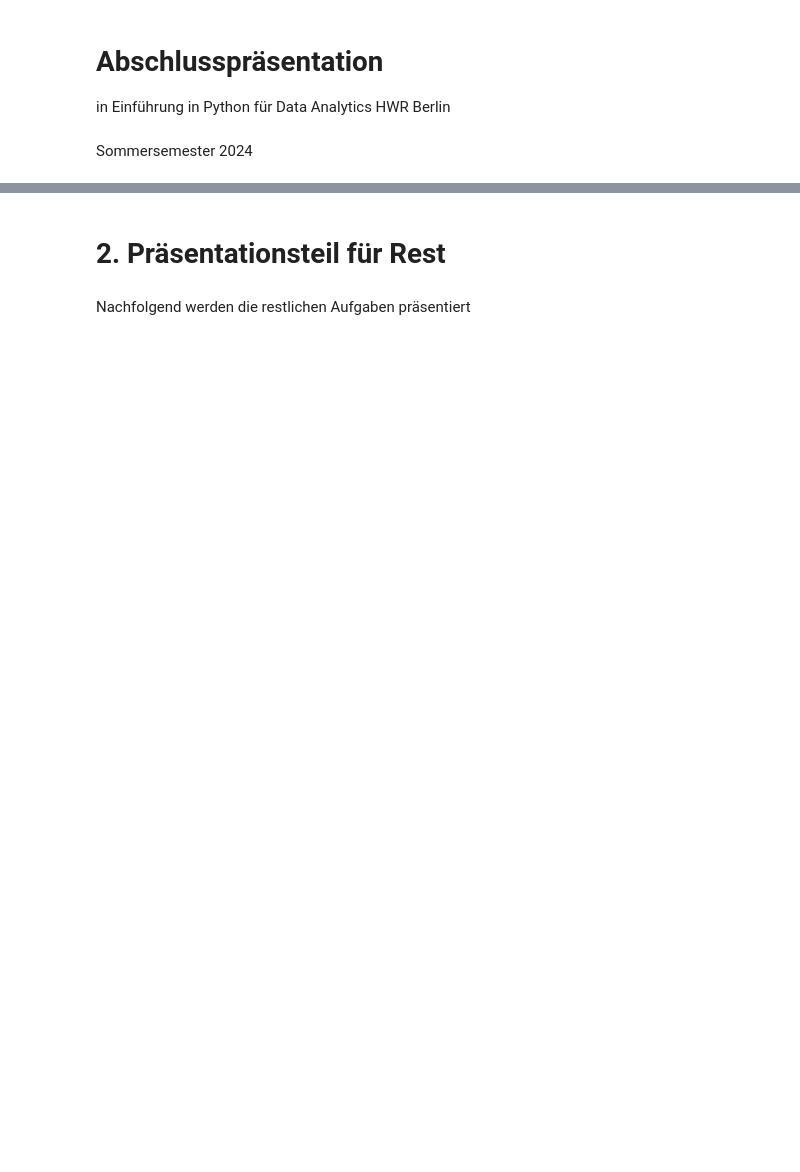
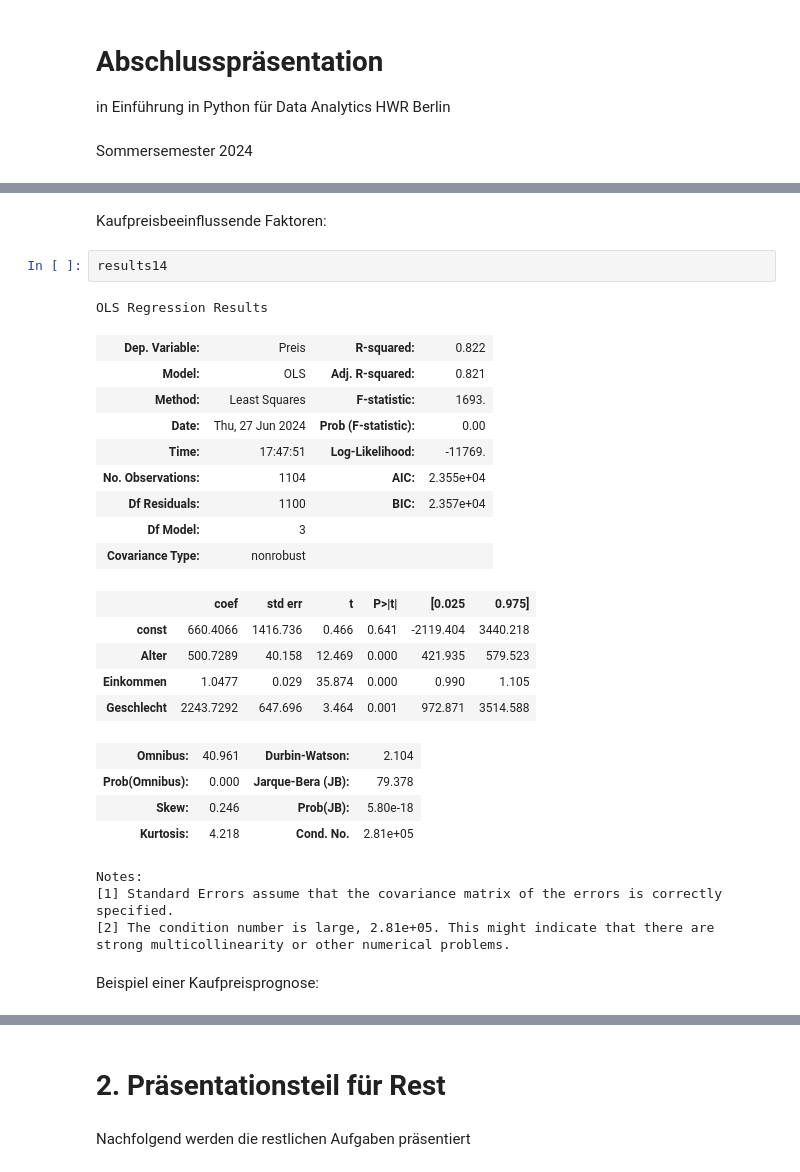
Before and after one commit to Rasger12/final_projectSS24_Group1, a Jupyter notebook: presentation.ipynb, the cells around one changed output, grey strips where cells are left out. Saved outputs shown, nothing was run; the diff lists cells and outputs as text; blank space fills up the shorter version.

```diff
--- a/presentation.ipynb
+++ b/presentation.ipynb
@@ -567,0 +641,30 @@ vlt ist die Aufgabe 20 auch relevant für die GF
+# %% [markdown]
+Kaufpreisbeeinflussende Faktoren:
+# %%
+results14
+# %% [output]
+OLS Regression Results
+| Dep. Variable: | Preis | R-squared: | 0.822 |
+| Model: | OLS | Adj. R-squared: | 0.821 |
+| Method: | Least Squares | F-statistic: | 1693. |
+| Date: | Thu, 27 Jun 2024 | Prob (F-statistic): | 0.00 |
+| Time: | 17:47:51 | Log-Likelihood: | -11769. |
+| No. Observations: | 1104 | AIC: | 2.355e+04 |
+| Df Residuals: | 1100 | BIC: | 2.357e+04 |
+| Df Model: | 3 |  |  |
+| Covariance Type: | nonrobust |  |  |
+|  | coef | std err | t | P>|t| | [0.025 | 0.975] |
+| const | 660.4066 | 1416.736 | 0.466 | 0.641 | -2119.404 | 3440.218 |
+| Alter | 500.7289 | 40.158 | 12.469 | 0.000 | 421.935 | 579.523 |
+| Einkommen | 1.0477 | 0.029 | 35.874 | 0.000 | 0.990 | 1.105 |
+| Geschlecht | 2243.7292 | 647.696 | 3.464 | 0.001 | 972.871 | 3514.588 |
+| Omnibus: | 40.961 | Durbin-Watson: | 2.104 |
+| Prob(Omnibus): | 0.000 | Jarque-Bera (JB): | 79.378 |
+| Skew: | 0.246 | Prob(JB): | 5.80e-18 |
+| Kurtosis: | 4.218 | Cond. No. | 2.81e+05 |
+Notes:
+[1] Standard Errors assume that the covariance matrix of the errors is correctly specified.
+[2] The condition number is large, 2.81e+05. This might indicate that there are
+strong multicollinearity or other numerical problems.
+# %% [markdown]
+Beispiel einer Kaufpreisprognose:
```
Also changed, not shown: parts of 109 cells of this notebook, 1 other file.
